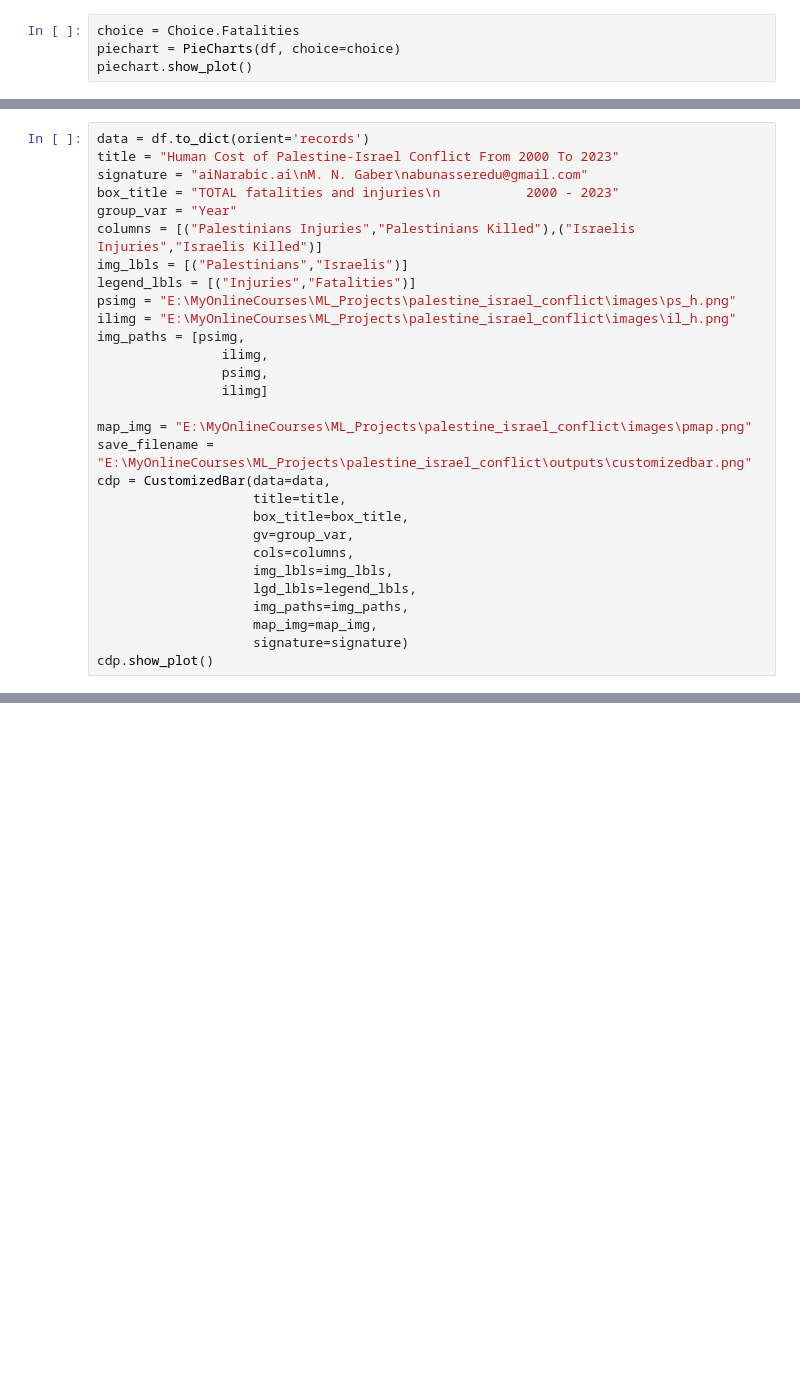
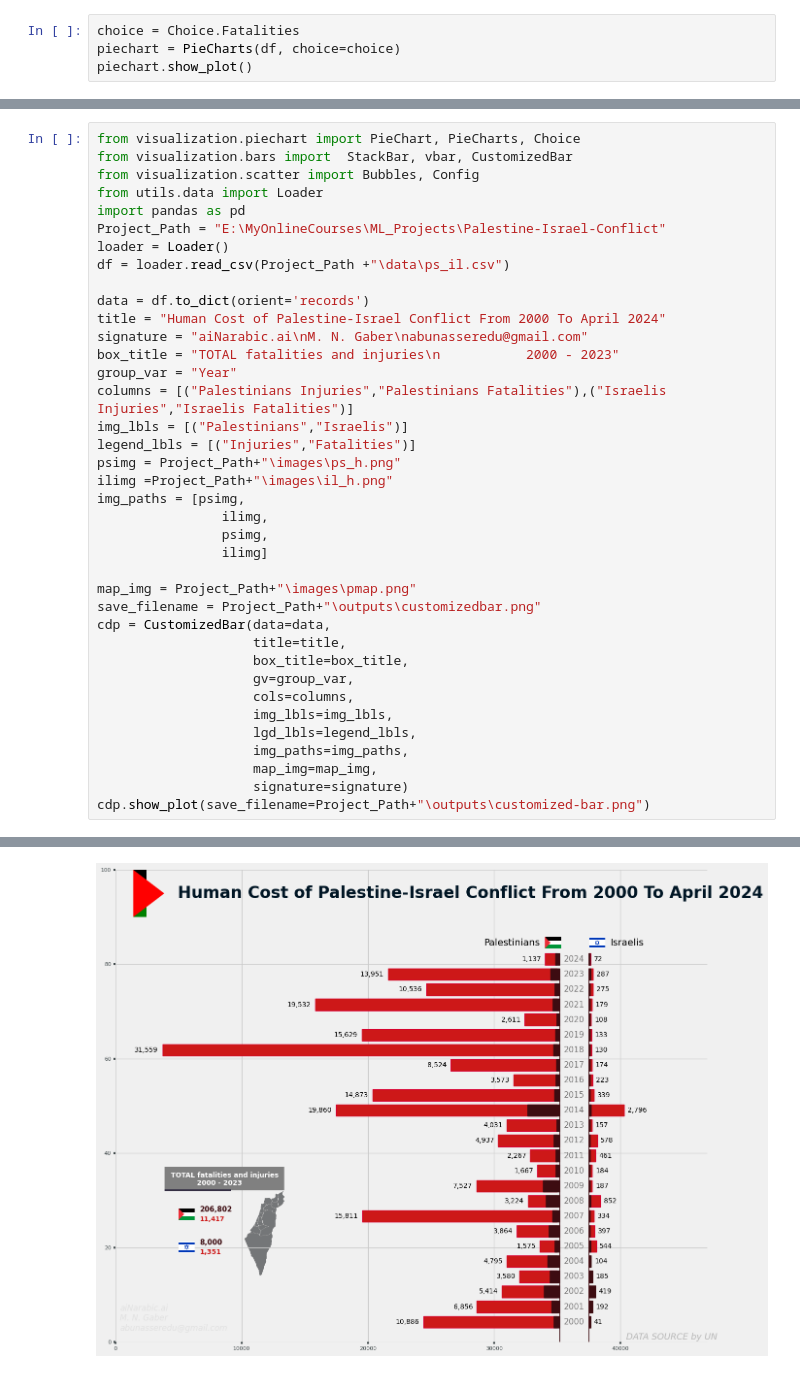
Before and after one commit to MohammedNasserAhmed/Palestine-Israel-Conflict, a Jupyter notebook: demo.ipynb, the cells around one changed output, grey strips where cells are left out. Drawn from its saved outputs; the diff is of its cells as text; blank space fills up the shorter version.

```diff
--- a/demo.ipynb
+++ b/demo.ipynb
@@ -31,21 +39,30 @@ bar.plot()
 # %%
+from visualization.piechart import PieChart, PieCharts, Choice
+from visualization.bars import  StackBar, vbar, CustomizedBar
+from visualization.scatter import Bubbles, Config
+from utils.data import Loader
+import pandas as pd
+Project_Path = "E:\MyOnlineCourses\ML_Projects\Palestine-Israel-Conflict"
+loader = Loader()
+df = loader.read_csv(Project_Path +"\data\ps_il.csv")
+
 data = df.to_dict(orient='records')
-title = "Human Cost of Palestine-Israel Conflict From 2000 To 2023"
+title = "Human Cost of Palestine-Israel Conflict From 2000 To April 2024"
 signature = "aiNarabic.ai\nM. N. Gaber\nabunasseredu@gmail.com"
 box_title = "TOTAL fatalities and injuries\n           2000 - 2023"
 group_var = "Year"
-columns = [("Palestinians Injuries","Palestinians Killed"),("Israelis Injuries","Israelis Killed")]
+columns = [("Palestinians Injuries","Palestinians Fatalities"),("Israelis Injuries","Israelis Fatalities")]
 img_lbls = [("Palestinians","Israelis")]
 legend_lbls = [("Injuries","Fatalities")]
-psimg = "E:\MyOnlineCourses\ML_Projects\palestine_israel_conflict\images\ps_h.png"
-ilimg = "E:\MyOnlineCourses\ML_Projects\palestine_israel_conflict\images\il_h.png"
+psimg = Project_Path+"\images\ps_h.png"
+ilimg =Project_Path+"\images\il_h.png"
 img_paths = [psimg,
                 ilimg,
                 psimg,
                 ilimg]
 
-map_img = "E:\MyOnlineCourses\ML_Projects\palestine_israel_conflict\images\pmap.png"
-save_filename = "E:\MyOnlineCourses\ML_Projects\palestine_israel_conflict\outputs\customizedbar.png"
+map_img = Project_Path+"\images\pmap.png"
+save_filename = Project_Path+"\outputs\customizedbar.png"
 cdp = CustomizedBar(data=data,
                     title=title,
                     box_title=box_title,
@@ -56,4 +73,5 @@ cdp = CustomizedBar(data=data,
                     img_paths=img_paths,
                     map_img=map_img,
                     signature=signature)
-cdp.show_plot()
+cdp.show_plot(save_filename=Project_Path+"\outputs\customized-bar.png")
+# %% [output]
@@ -59,0 +79 @@ cdp.show_plot()
+[figure, added]
```
Also changed, not shown: parts of 11 cells of this notebook, 15 other files.
